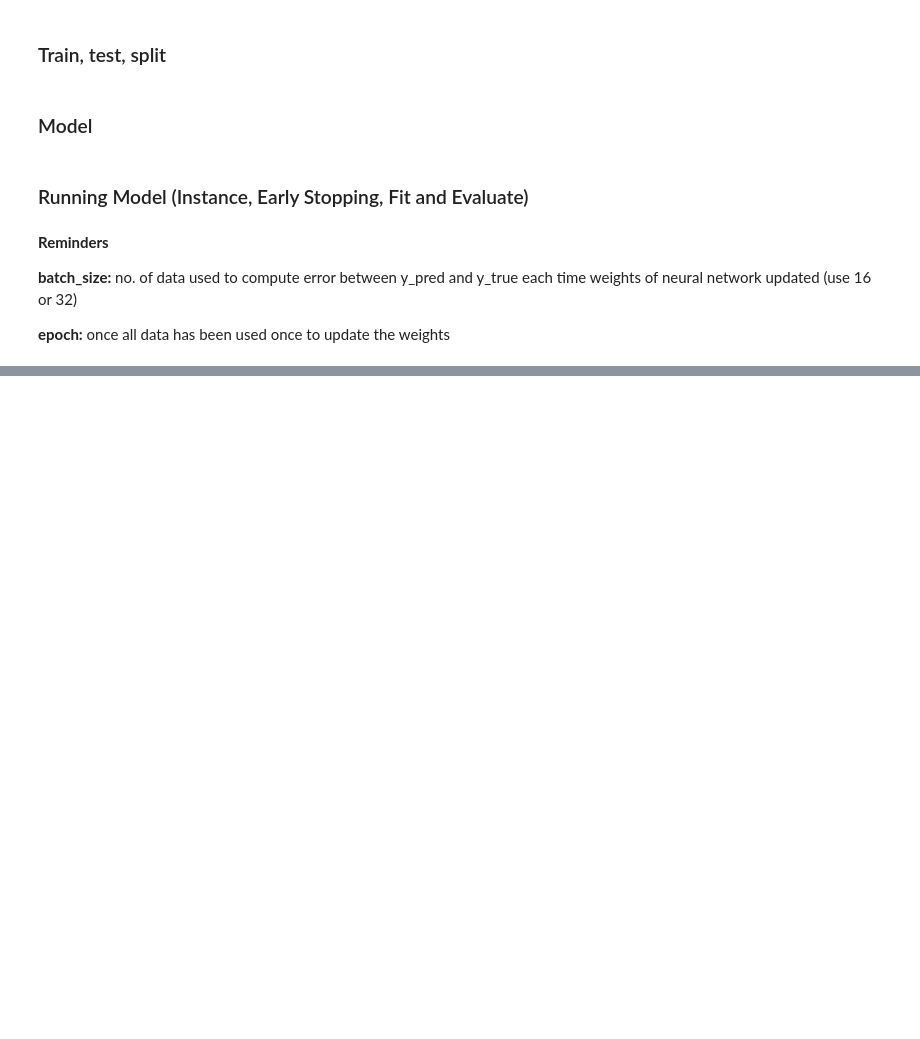
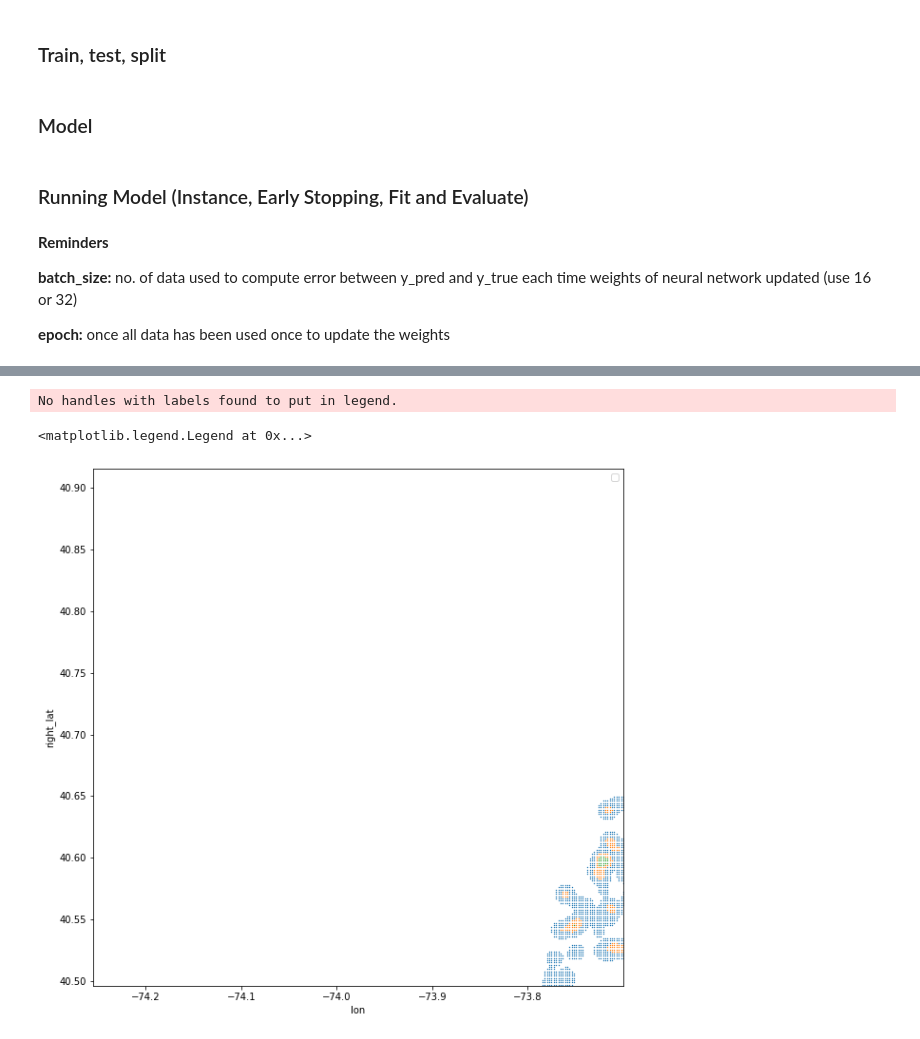
Before and after one commit to candiesforlife/minority_report, a Jupyter notebook: notebooks/cam_Model_in_Function.ipynb, the cells around one changed output, grey strips where cells are left out. Cells and saved outputs as stored; diff of their text form; code cells hidden in the pictures; blank space fills up the shorter version.

Commit message:
baseline model and from matrix to coord, from coord to map

```diff
--- a/notebooks/cam_Model_in_Function.ipynb
+++ b/notebooks/cam_Model_in_Function.ipynb
@@ -252,0 +279,25 @@ y_pred.reshape(y_length, lat_size, lon_size)
+# %%
+y_pred_notsure = np.where((y_train>5*10**(-4)) & (y_train<5*10**(-3)), y_train, 0)
+y_pred_middle = np.where((y_train>5*10**(-3)) & (y_train<1*10**(-2)), y_train, 0)
+y_pred_sure = np.where(y_train>1*10**(-2), y_train, 0)
+
+#y_pred_notsure = np.where((y_pred>5*10**(-3)) & (y_pred<1*10**(-2)), y_pred, 0)
+#y_pred_middle = np.where((y_pred>1*10**(-2)) & (y_pred<1.8*10**(-2)), y_pred, 0)
+#y_pred_sure = np.where(y_pred>1.8*10**(-2), y_pred, 0)
+# %%
+coords_not_sure = from_matrix_to_coord(y_pred_notsure, 200, 200)
+coords_middle = from_matrix_to_coord(y_pred_middle, 200, 200)
+coords_sure = from_matrix_to_coord(y_pred_sure, 200, 200)
+# %%
+coords_back_not_sure_df = pd.DataFrame(coords_not_sure[0], columns=['image', 'lat', 'lon'])
+coords_back_not_sure_df['right_lat'] = -coords_back_not_sure_df['lat']
+
+coords_middle_df = pd.DataFrame(coords_middle[0], columns=['image', 'lat', 'lon'])
+coords_middle_df['right_lat'] = -coords_middle_df['lat']
+
+coords_back_sure_df = pd.DataFrame(coords_sure[0], columns=['image', 'lat', 'lon'])
+coords_back_sure_df['right_lat'] = -coords_back_sure_df['lat']
+# %%
+last_image_not_sure = coords_back_not_sure_df[coords_back_not_sure_df['image']==2.0]
+last_image_middle = coords_middle_df[coords_middle_df['image']==2.0]
+last_image_sure = coords_back_sure_df[coords_back_sure_df['image']==2.0]
@@ -252,0 +306,13 @@ y_pred.reshape(y_length, lat_size, lon_size)
+# %%
+fig, ax = plt.subplots(figsize=(10,10))
+
+ax.set_xlim(left=-74.25559136315213, right=-73.70000906387347)
+ax.set_ylim(bottom = 40.49611539518921, top=40.91553277600008)
+sns.scatterplot(x='lon', y='right_lat', data=last_image_not_sure, s=2, ax=ax)
+sns.scatterplot(x='lon', y='right_lat', data=last_image_middle, s=2, ax=ax)
+sns.scatterplot(x='lon', y='right_lat', data=last_image_sure, s=2, ax=ax)
+plt.legend()
+# %% [output]
+No handles with labels found to put in legend.
+<matplotlib.legend.Legend at 0x...>
+[figure, added]
```
Also changed, not shown: parts of 5 cells of this notebook.
